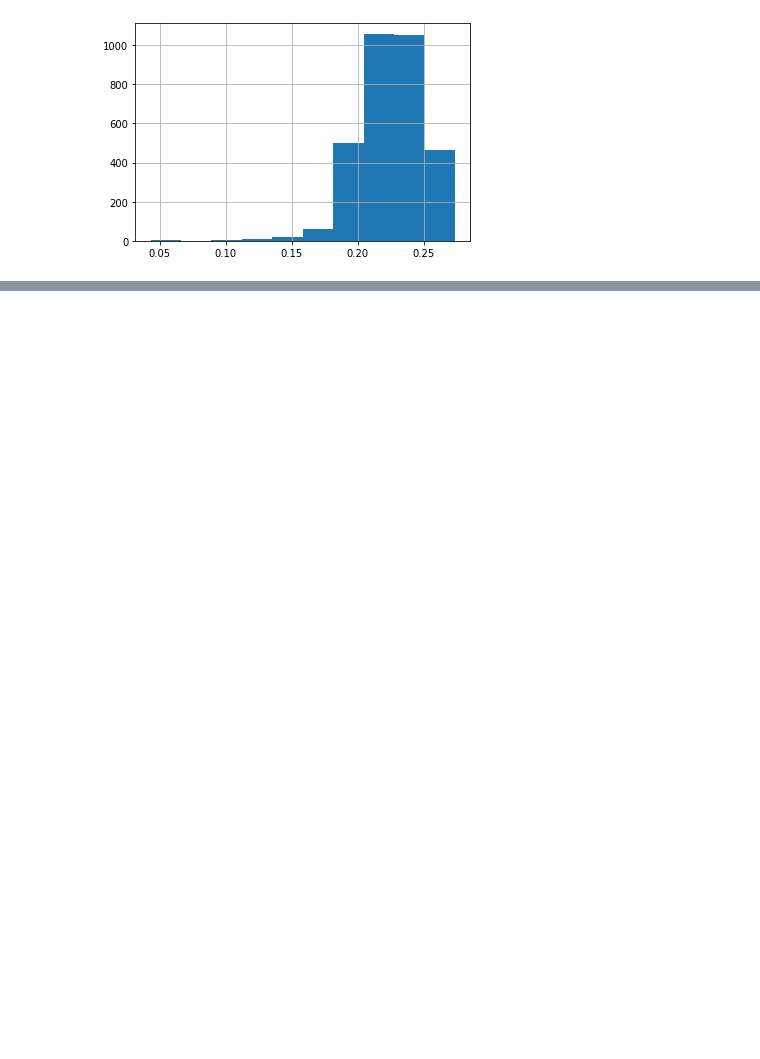
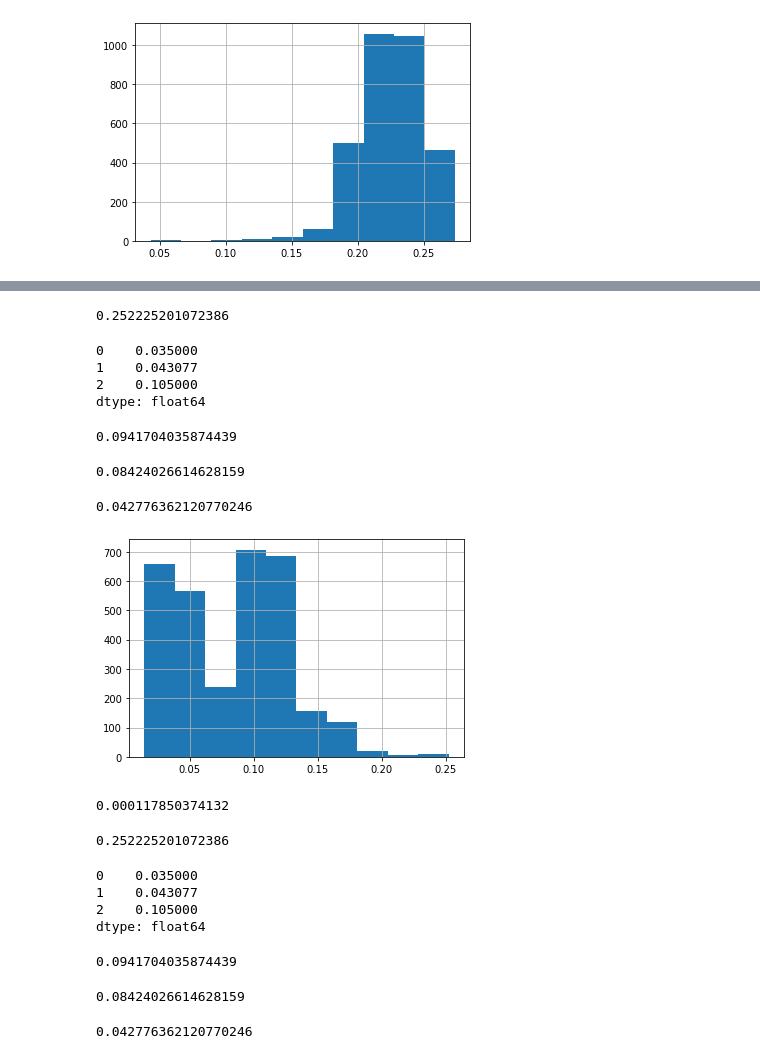
Before and after one commit to RoloCR87/Trabajo-Final-MAA, a Jupyter notebook: Avances_Grupo_03.ipynb, the cells around one changed output, grey strips where cells are left out. Drawn from its saved outputs; the diff is of its cells as text; code cells hidden in the pictures; blank space fills up the shorter version.

```diff
--- a/Avances_Grupo_03.ipynb
+++ b/Avances_Grupo_03.ipynb
@@ -484,0 +511,28 @@ plt.show()
+# %%
+voces["IQR"].max()
+# %% [output]
+0.252225201072386
+# %%
+voces["IQR"].mode()
+# %% [output]
+0    0.035000
+1    0.043077
+2    0.105000
+dtype: float64
+# %%
+voces["IQR"].median()
+# %% [output]
+0.0941704035874439
+# %%
+voces["IQR"].mean()
+# %% [output]
+0.08424026614628159
+# %%
+voces["IQR"].std()
+# %% [output]
+0.042776362120770246
+# %%
+voces["IQR"].hist()
+plt.show()
+# %% [output]
+[figure, added]
@@ -484,0 +543,27 @@ plt.show()
+# %%
+voces["skew"].min()
+# %% [output]
+0.000117850374132
+# %%
+voces["IQR"].max()
+# %% [output]
+0.252225201072386
+# %%
+voces["IQR"].mode()
+# %% [output]
+0    0.035000
+1    0.043077
+2    0.105000
+dtype: float64
+# %%
+voces["IQR"].median()
+# %% [output]
+0.0941704035874439
+# %%
+voces["IQR"].mean()
+# %% [output]
+0.08424026614628159
+# %%
+voces["IQR"].std()
+# %% [output]
+0.042776362120770246
```
Also changed, not shown: parts of 37 cells of this notebook.
